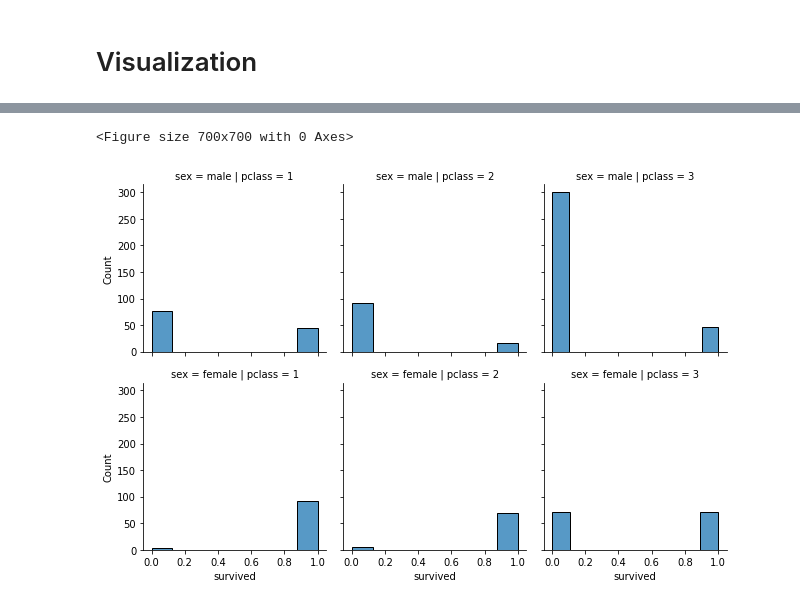
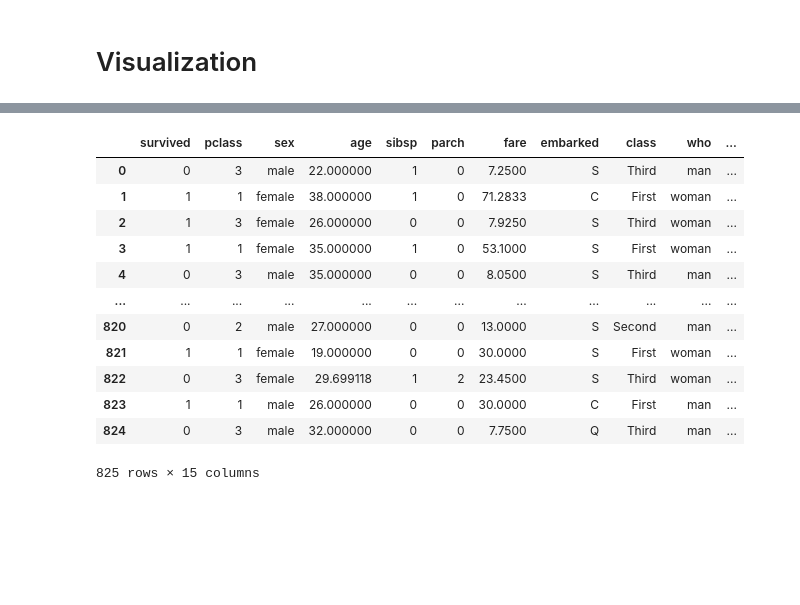
Before and after one commit to vimalgalani28/Sem-6-Assignments, a Jupyter notebook: DSBDA/ass9/assignment09.ipynb, the cells around one changed output, grey strips where cells are left out. Saved outputs shown, nothing was run; the diff lists cells and outputs as text; code cells hidden in the pictures; blank space fills up the shorter version.

```diff
--- a/DSBDA/ass9/assignment09.ipynb
+++ b/DSBDA/ass9/assignment09.ipynb
@@ -99,9 +100,13 @@ plt.show()
 # %%
-#FecetGrid
-plt.figure(figsize = (7,7),dpi=100)
-ax = sns.FacetGrid(data=df,col='pclass',row='sex')
-ax.map(sns.histplot,"survived")
-plt.show()
+def outlierDetection (i,df):
+    Q1 = np.percentile(df[i], 25)
+    Q3 = np.percentile(df[i], 75)
+    IQR = Q3 - Q1
+    # Upper bound
+    upper = np.where(df[i] >= (Q3+1.5*IQR))
+    # Lower bound
+    lower = np.where(df[i] <= (Q1-1.5*IQR))
+
+    ''' Removing the Outliers '''
+    df.drop(upper[0], axis=0, inplace = True)
+    df.drop(lower[0], axis=0, inplace = True)
-# %% [output]
-<Figure size 700x700 with 0 Axes>
-[figure, removed]
@@ -107,0 +116,16 @@ plt.show()
+# %%
+df
+# %% [output]
+|  | survived | pclass | sex | age | sibsp | parch | fare | embarked | class | who | ... |
+| 0 | 0 | 3 | male | 22.000000 | 1 | 0 | 7.2500 | S | Third | man | ... |
+| 1 | 1 | 1 | female | 38.000000 | 1 | 0 | 71.2833 | C | First | woman | ... |
+| 2 | 1 | 3 | female | 26.000000 | 0 | 0 | 7.9250 | S | Third | woman | ... |
+| 3 | 1 | 1 | female | 35.000000 | 1 | 0 | 53.1000 | S | First | woman | ... |
+| 4 | 0 | 3 | male | 35.000000 | 0 | 0 | 8.0500 | S | Third | man | ... |
+| ... | ... | ... | ... | ... | ... | ... | ... | ... | ... | ... | ... |
+| 820 | 0 | 2 | male | 27.000000 | 0 | 0 | 13.0000 | S | Second | man | ... |
+| 821 | 1 | 1 | female | 19.000000 | 0 | 0 | 30.0000 | S | First | woman | ... |
+| 822 | 0 | 3 | female | 29.699118 | 1 | 2 | 23.4500 | S | Third | woman | ... |
+| 823 | 1 | 1 | male | 26.000000 | 0 | 0 | 30.0000 | C | First | man | ... |
+| 824 | 0 | 3 | male | 32.000000 | 0 | 0 | 7.7500 | Q | Third | man | ... |
+825 rows × 15 columns
```
Also changed, not shown: parts of 9 cells of this notebook.
